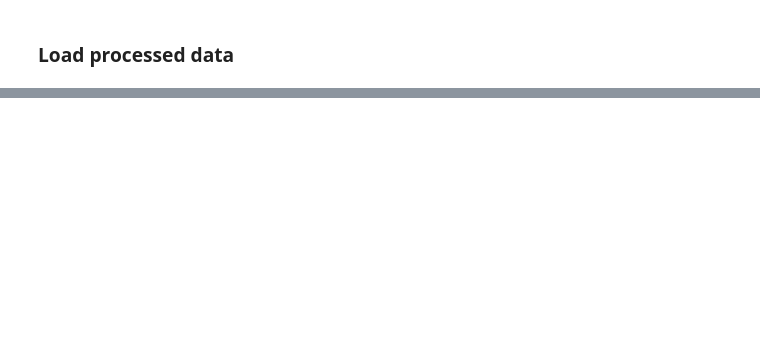
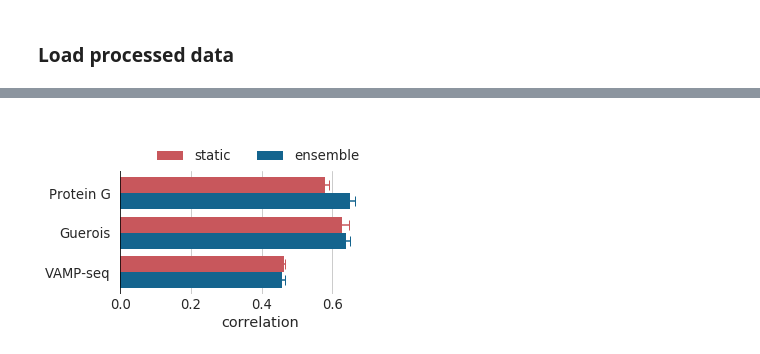
Before and after one commit to maher-kassem/cavity_model, a Jupyter notebook: cavity_model_pipeline_reproduce_paper.ipynb, the cells around one changed output, grey strips where cells are left out. Cells and saved outputs as stored; diff of their text form; code cells hidden in the pictures; blank space fills up the shorter version.

```diff
--- a/cavity_model_pipeline_reproduce_paper.ipynb
+++ b/cavity_model_pipeline_reproduce_paper.ipynb
@@ -406,0 +409,17 @@ plt.savefig('figure2.pdf', bbox_inches='tight')
+# %%
+VANILLA_MD_RS = defaultdict(list)
+for i in range(len(cavity_model_infer_nets)):
+    ddg_col = "ddg"
+    for data_set in ["protein_g", "guerois", "dms"]:
+        x = ddg_data_dict[data_set]["ddg"]
+        y = ddg_data_dict[data_set][f"ddg_pred_md_no_ds_all_{i}"]
+
+        x_ = [
+            val[0] for val in zip(x, y) if not np.isnan(val[1]) and not np.isnan(val[0])
+        ]
+        y_ = [
+            val[1] for val in zip(x, y) if not np.isnan(val[1]) and not np.isnan(val[0])
+        ]
+        pearsons_correlation = pearsonr(x_, y_)[0]
+
+        VANILLA_MD_RS[data_set].append(pearsons_correlation)
@@ -406,0 +466,15 @@ plt.savefig('figure2.pdf', bbox_inches='tight')
+# %%
+fig, ax = plt.subplots(figsize=(5,2.25))
+g = sns.barplot(data=data, y='data_set', x='correlation', hue='type', ci='std', ax=ax, edgecolor='black',linewidth=0, saturation=saturation)
+style_barplot(ax=ax, legend_y=1.0, ncols=2, ticks_above=False)
+
+types = data['type'].unique().tolist()
+y_coords = [p.get_y() + 0.5*p.get_height() for p in ax.patches]
+x_coords = [p.get_width() for p in ax.patches]
+c = [sns.desaturate(sns.color_palette()[types.index(data['type'].to_numpy()[i])], saturation) for i,p in enumerate(ax.patches)]
+for i, (x_coord, y_coord) in enumerate(zip(x_coords, y_coords)):
+    ax.errorbar(x=x_coord, y=y_coord, xerr=data["std"].to_numpy()[i], c=c[i], fmt="none", capsize=5)
+
+# plt.savefig('figure3.pdf', bbox_inches='tight')
+# %% [output]
+[figure, added]
```
Also changed, not shown: parts of 18 cells of this notebook.
